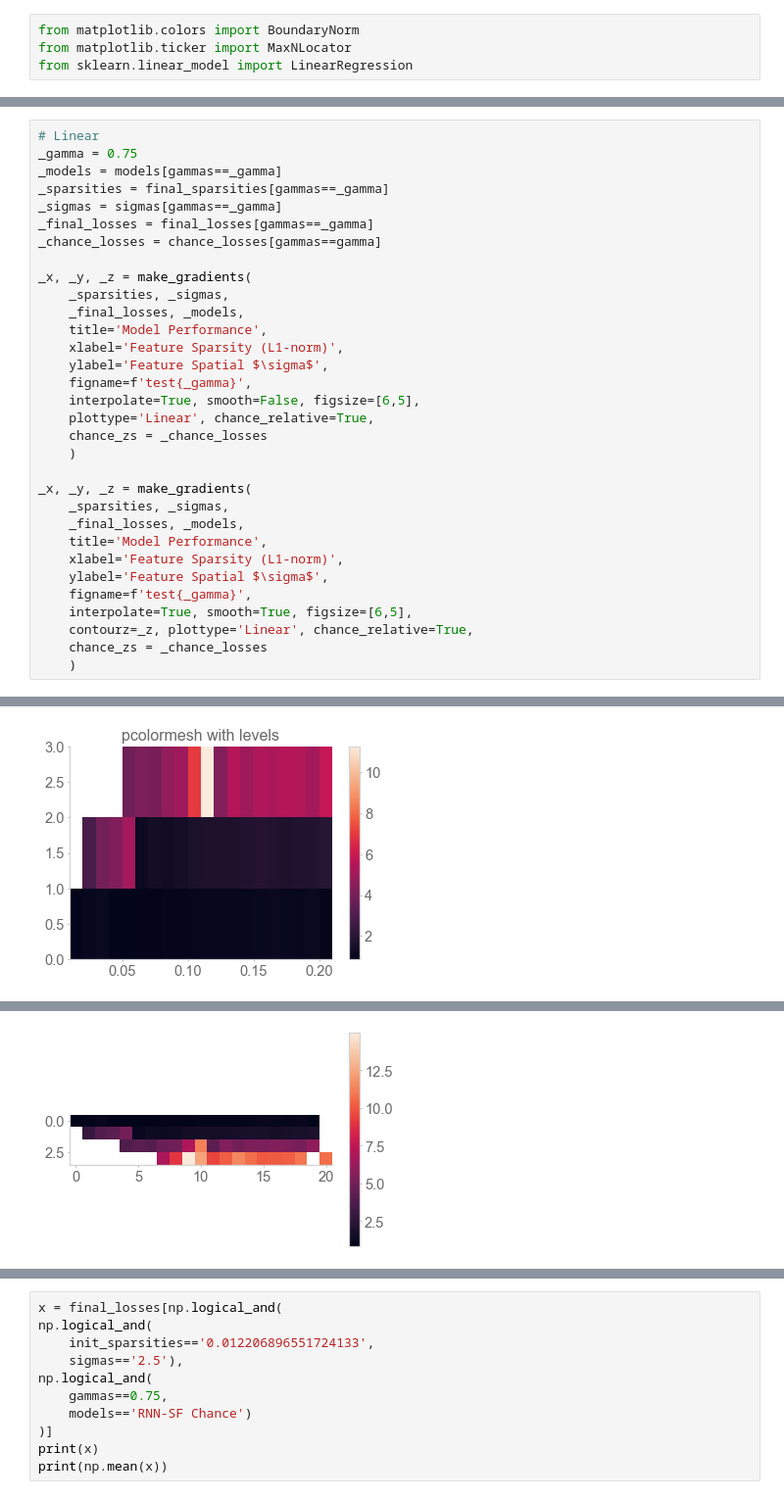
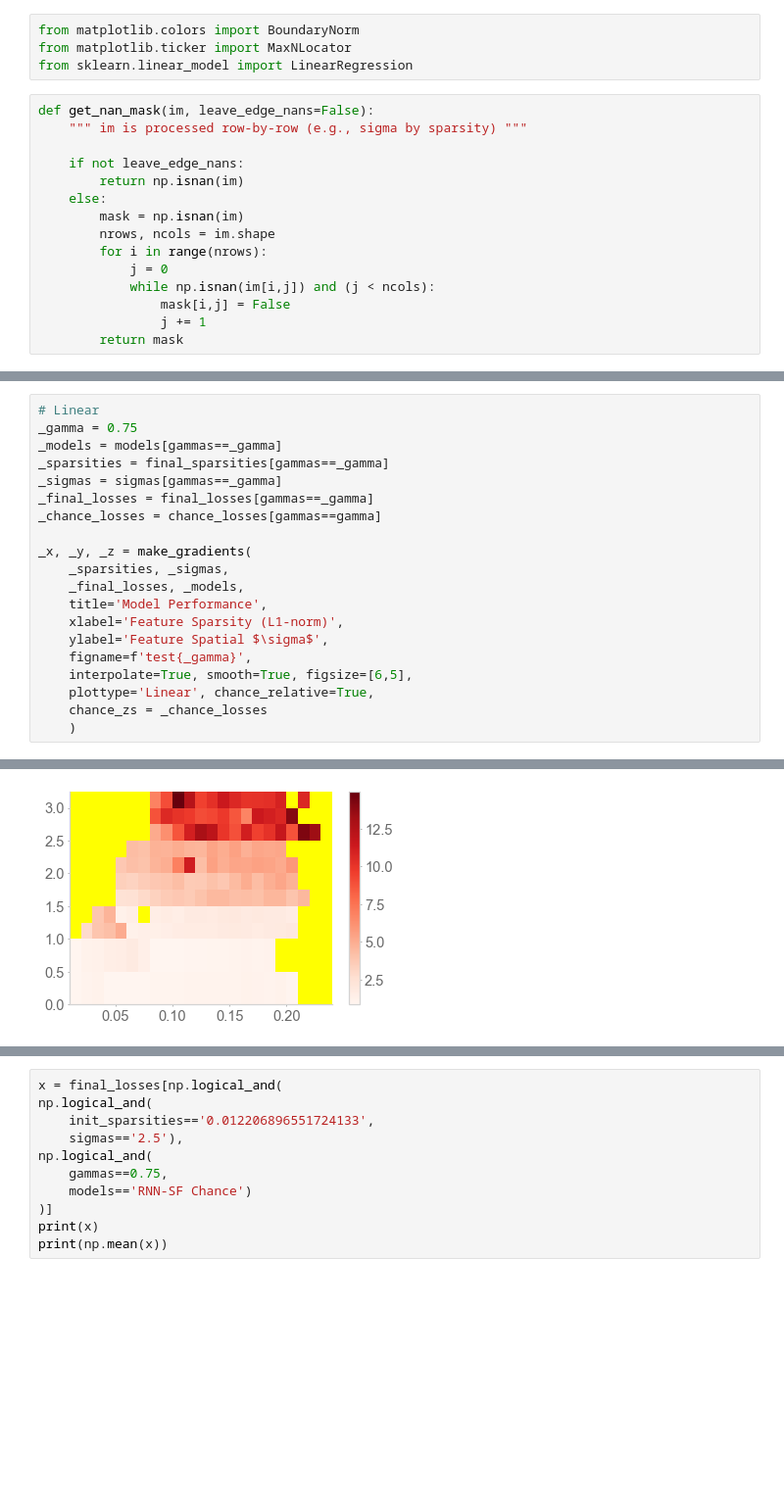
Before and after one commit to chingf/sr-project, a Jupyter notebook: notebooks/4a-td-aggregate-metrics.ipynb, the cells around one changed output, grey strips where cells are left out. Shown: that part at 98% size. Saved outputs shown, nothing was run; the diff lists cells and outputs as text; blank space fills up the shorter version.

```diff
--- a/notebooks/4a-td-aggregate-metrics.ipynb
+++ b/notebooks/4a-td-aggregate-metrics.ipynb
@@ -213,5 +213,20 @@ array(['Linear', 'MLP with Replay Buffer', 'RNN-Oja', 'RNN-SF'],
 from matplotlib.colors import BoundaryNorm
 from matplotlib.ticker import MaxNLocator
 from sklearn.linear_model import LinearRegression
+# %%
+def get_nan_mask(im, leave_edge_nans=False):
+    """ im is processed row-by-row (e.g., sigma by sparsity) """
+
+    if not leave_edge_nans:
+        return np.isnan(im)
+    else:
+        mask = np.isnan(im)
+        nrows, ncols = im.shape
+        for i in range(nrows):
+            j = 0
+            while np.isnan(im[i,j]) and (j < ncols):
+                mask[i,j] = False
+                j += 1
+        return mask
 # %%
 def make_gradients(
@@ -410,20 +397,8 @@ _x, _y, _z = make_gradients(
     xlabel='Feature Sparsity (L1-norm)',
     ylabel='Feature Spatial $\sigma$',
     figname=f'test{_gamma}',
-    interpolate=True, smooth=False, figsize=[6,5],
+    interpolate=True, smooth=True, figsize=[6,5],
     plottype='Linear', chance_relative=True,
     chance_zs = _chance_losses
     )
-
-_x, _y, _z = make_gradients(
-    _sparsities, _sigmas,
-    _final_losses, _models,
-    title='Model Performance',
-    xlabel='Feature Sparsity (L1-norm)',
-    ylabel='Feature Spatial $\sigma$',
-    figname=f'test{_gamma}',
-    interpolate=True, smooth=True, figsize=[6,5],
-    contourz=_z, plottype='Linear', chance_relative=True,
-    chance_zs = _chance_losses
-    )
 # %% [output]
@@ -430 +406 @@ _x, _y, _z = make_gradients(
-[figure, old version]
+[figure, new version]
@@ -434 +407,0 @@ _x, _y, _z = make_gradients(
-[figure, removed]
```
Also changed, not shown: parts of 5 cells of this notebook, 1 other file.
